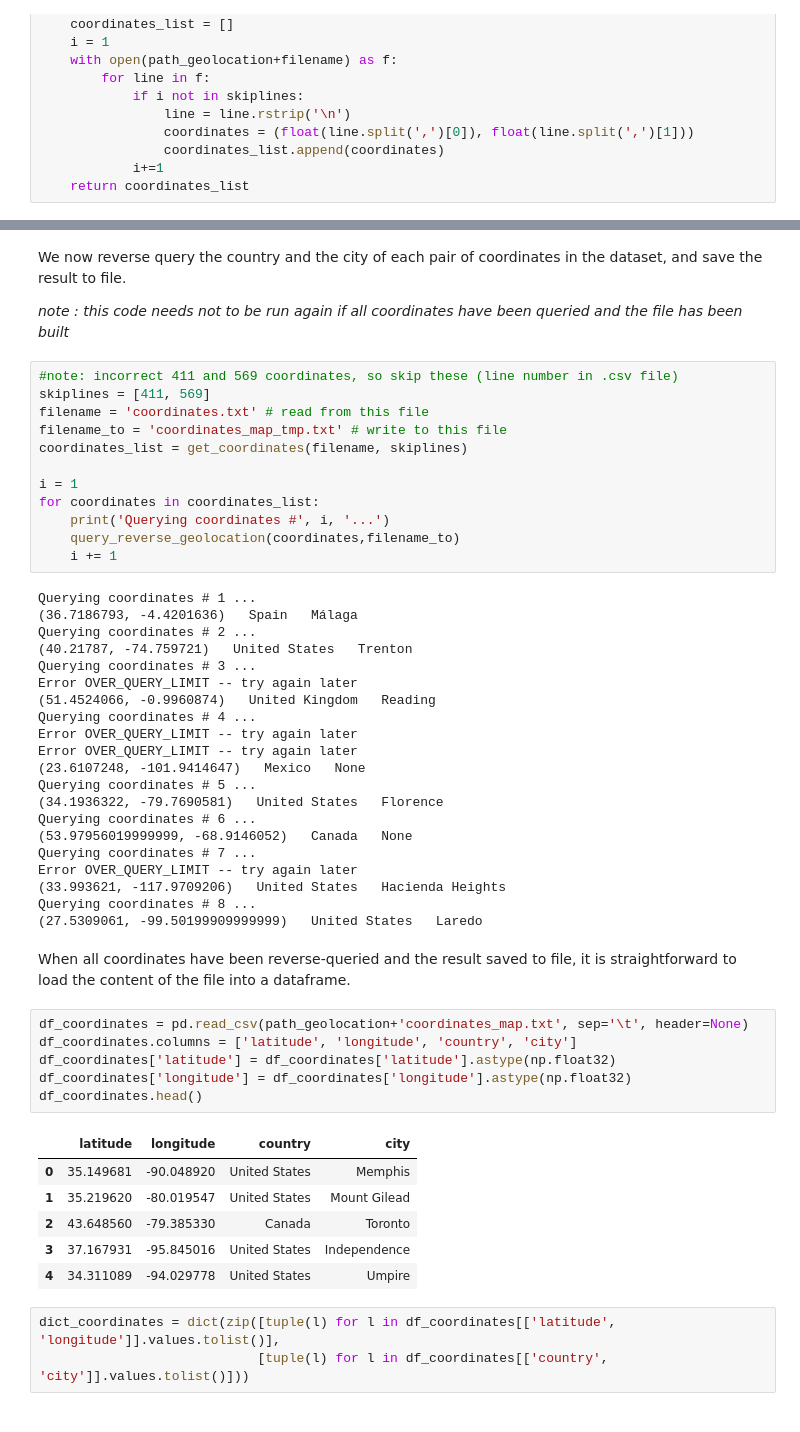
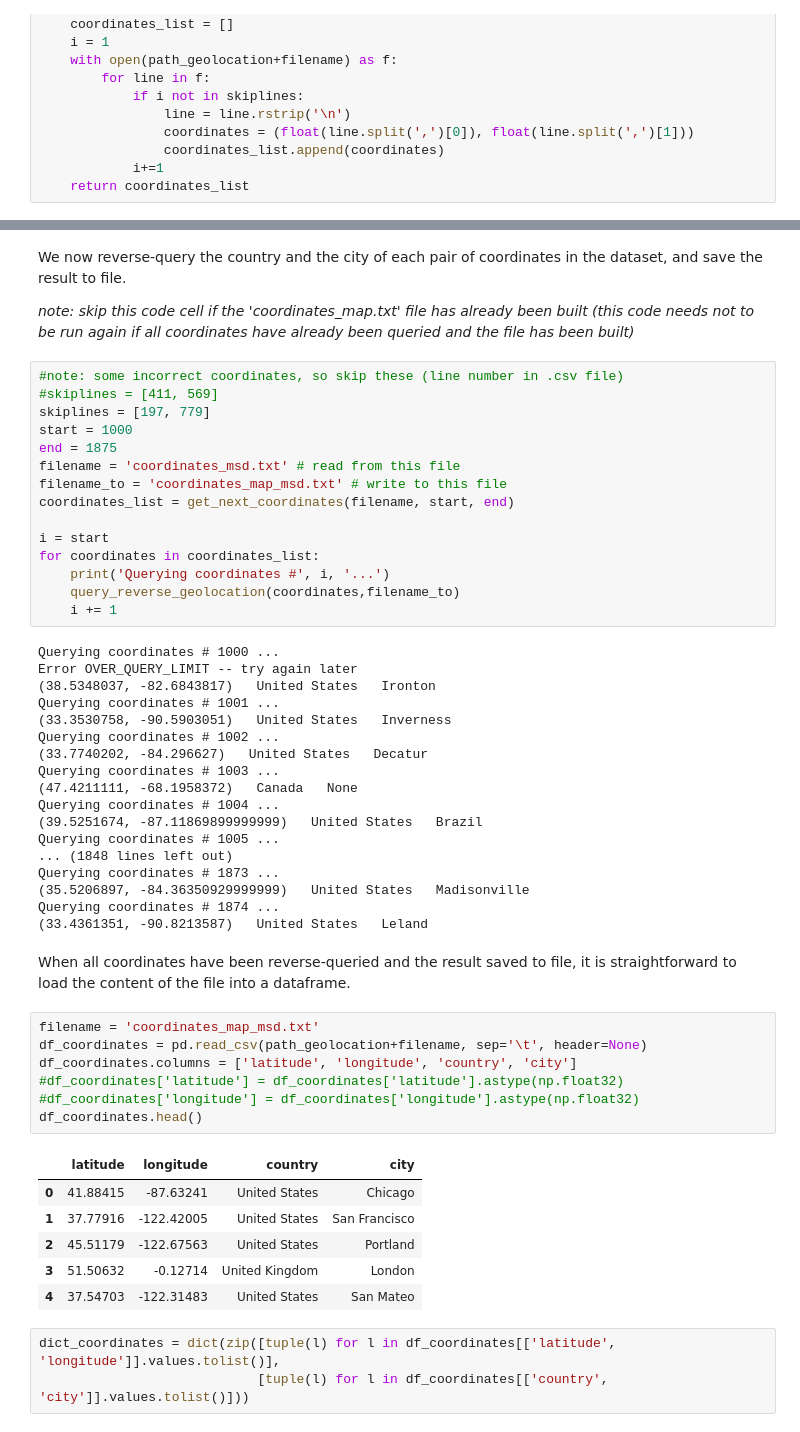
Before and after one commit to Piloumpicou/ADA-Unexpected-Match, a Jupyter notebook: project/MSD_subset.ipynb, the cells around one changed output, grey strips where cells are left out. Cells and saved outputs as stored; diff of their text form.

```diff
--- a/project/MSD_subset.ipynb
+++ b/project/MSD_subset.ipynb
@@ -1077,55 +1168,57 @@ def query_reverse_geolocation(coordinates, filename):
 # %% [markdown]
-We now reverse query the country and the city of each pair of coordinates in the dataset, and save the result to file.
+We now reverse-query the country and the city of each pair of coordinates in the dataset, and save the result to file.
 
-*note : this code needs not to be run again if all coordinates have been queried and the file has been built*
+*note: skip this code cell if the 'coordinates_map.txt' file has already been built
+(this code needs not to be run again if all coordinates have already been queried and the file has been built)*
 # %%
-#note: incorrect 411 and 569 coordinates, so skip these (line number in .csv file)
-skiplines = [411, 569]
-filename = 'coordinates.txt' # read from this file
-filename_to = 'coordinates_map_tmp.txt' # write to this file
-coordinates_list = get_coordinates(filename, skiplines)
+#note: some incorrect coordinates, so skip these (line number in .csv file)
+#skiplines = [411, 569]
+skiplines = [197, 779]
+start = 1000
+end = 1875
+filename = 'coordinates_msd.txt' # read from this file
+filename_to = 'coordinates_map_msd.txt' # write to this file
+coordinates_list = get_next_coordinates(filename, start, end)
 
-i = 1
+i = start
 for coordinates in coordinates_list:
     print('Querying coordinates #', i, '...')
     query_reverse_geolocation(coordinates,filename_to)
     i += 1
 # %% [output]
-Querying coordinates # 1 ...
-(36.7186793, -4.4201636)   Spain   Málaga
-Querying coordinates # 2 ...
-(40.21787, -74.759721)   United States   Trenton
-Querying coordinates # 3 ...
+Querying coordinates # 1000 ...
 Error OVER_QUERY_LIMIT -- try again later
-(51.4524066, -0.9960874)   United Kingdom   Reading
-Querying coordinates # 4 ...
-Error OVER_QUERY_LIMIT -- try again later
-Error OVER_QUERY_LIMIT -- try again later
-(23.6107248, -101.9414647)   Mexico   None
-Querying coordinates # 5 ...
-(34.1936322, -79.7690581)   United States   Florence
-Querying coordinates # 6 ...
-(53.97956019999999, -68.9146052)   Canada   None
-Querying coordinates # 7 ...
-Error OVER_QUERY_LIMIT -- try again later
-(33.993621, -117.9709206)   United States   Hacienda Heights
-Querying coordinates # 8 ...
-(27.5309061, -99.50199909999999)   United States   Laredo
+(38.5348037, -82.6843817)   United States   Ironton
+Querying coordinates # 1001 ...
+(33.3530758, -90.5903051)   United States   Inverness
+Querying coordinates # 1002 ...
+(33.7740202, -84.296627)   United States   Decatur
+Querying coordinates # 1003 ...
+(47.4211111, -68.1958372)   Canada   None
+Querying coordinates # 1004 ...
+(39.5251674, -87.11869899999999)   United States   Brazil
+Querying coordinates # 1005 ...
+... (1848 lines left out)
+Querying coordinates # 1873 ...
+(35.5206897, -84.36350929999999)   United States   Madisonville
+Querying coordinates # 1874 ...
+(33.4361351, -90.8213587)   United States   Leland
 # %% [markdown]
 When all coordinates have been reverse-queried and the result saved to file, it is straightforward to load the content of the file into a dataframe.
 # %%
-df_coordinates = pd.read_csv(path_geolocation+'coordinates_map.txt', sep='\t', header=None)
+filename = 'coordinates_map_msd.txt'
+df_coordinates = pd.read_csv(path_geolocation+filename, sep='\t', header=None)
 df_coordinates.columns = ['latitude', 'longitude', 'country', 'city']
-df_coordinates['latitude'] = df_coordinates['latitude'].astype(np.float32)
-df_coordinates['longitude'] = df_coordinates['longitude'].astype(np.float32)
+#df_coordinates['latitude'] = df_coordinates['latitude'].astype(np.float32)
+#df_coordinates['longitude'] = df_coordinates['longitude'].astype(np.float32)
 df_coordinates.head()
 # %% [output]
 |  | latitude | longitude | country | city |
-| 0 | 35.149681 | -90.048920 | United States | Memphis |
-| 1 | 35.219620 | -80.019547 | United States | Mount Gilead |
-| 2 | 43.648560 | -79.385330 | Canada | Toronto |
-| 3 | 37.167931 | -95.845016 | United States | Independence |
-| 4 | 34.311089 | -94.029778 | United States | Umpire |
+| 0 | 41.88415 | -87.63241 | United States | Chicago |
+| 1 | 37.77916 | -122.42005 | United States | San Francisco |
+| 2 | 45.51179 | -122.67563 | United States | Portland |
+| 3 | 51.50632 | -0.12714 | United Kingdom | London |
+| 4 | 37.54703 | -122.31483 | United States | San Mateo |
 # %%
 dict_coordinates = dict(zip([tuple(l) for l in df_coordinates[['latitude', 'longitude']].values.tolist()],
                             [tuple(l) for l in df_coordinates[['country', 'city']].values.tolist()]))
```
Also changed, not shown: parts of 25 cells of this notebook, 2 other files.
